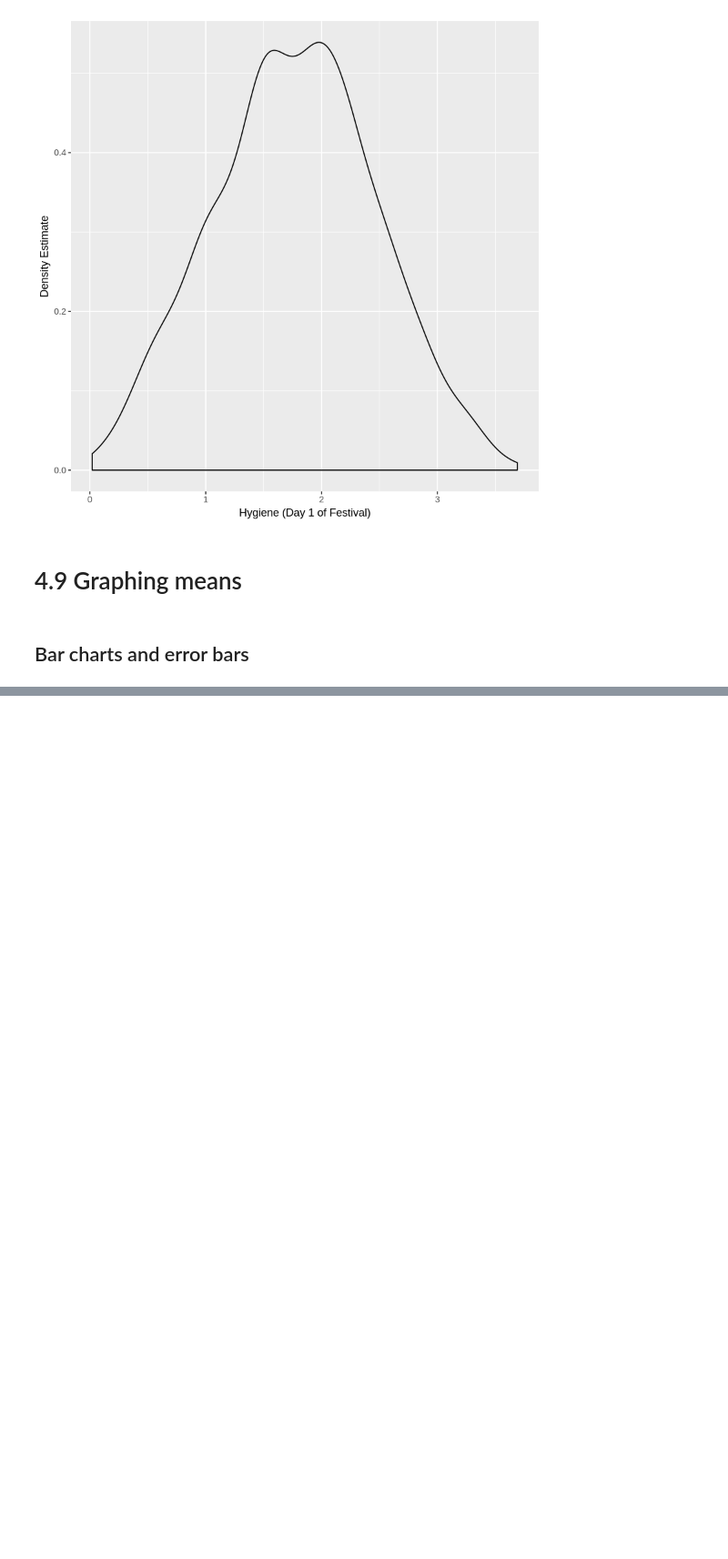
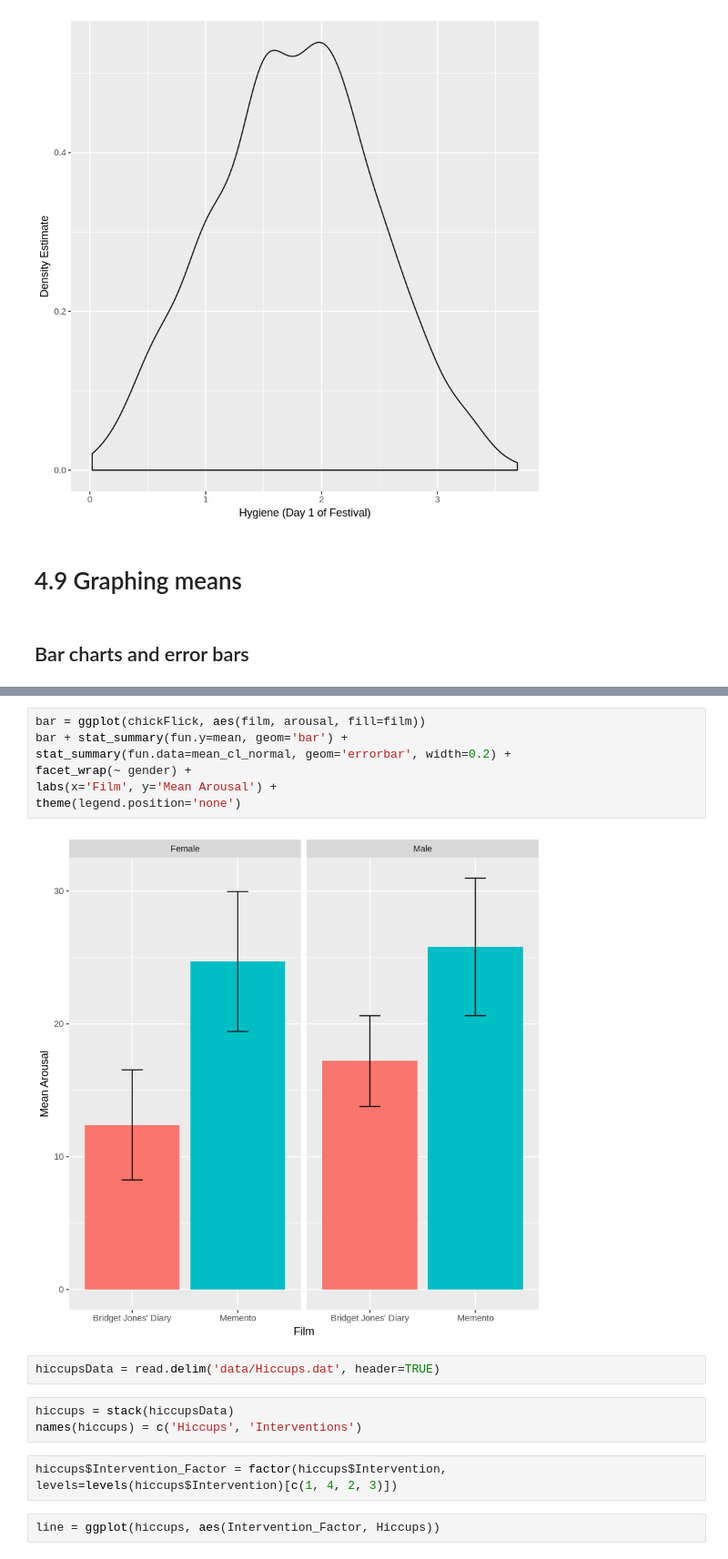
Before and after one commit to dknguyengit/fieldstats, a Jupyter notebook: 4.ipynb, the cells around one changed output, grey strips where cells are left out. Shown at 91% size. Saved outputs shown, nothing was run; the diff lists cells and outputs as text; blank space fills up the shorter version.

```diff
--- a/4.ipynb
+++ b/4.ipynb
@@ -111,0 +128,18 @@ density + geom_density() + labs(x='Hygiene (Day 1 of Festival)', y='Density Esti
+# %%
+bar = ggplot(chickFlick, aes(film, arousal, fill=film))
+bar + stat_summary(fun.y=mean, geom='bar') +
+stat_summary(fun.data=mean_cl_normal, geom='errorbar', width=0.2) +
+facet_wrap(~ gender) +
+labs(x='Film', y='Mean Arousal') +
+theme(legend.position='none')
+# %% [output]
+[figure, added]
+# %%
+hiccupsData = read.delim('data/Hiccups.dat', header=TRUE)
+# %%
+hiccups = stack(hiccupsData)
+names(hiccups) = c('Hiccups', 'Interventions')
+# %%
+hiccups$Intervention_Factor = factor(hiccups$Intervention, levels=levels(hiccups$Intervention)[c(1, 4, 2, 3)])
+# %%
+line = ggplot(hiccups, aes(Intervention_Factor, Hiccups))
```
Also changed, not shown: parts of 10 cells of this notebook.
